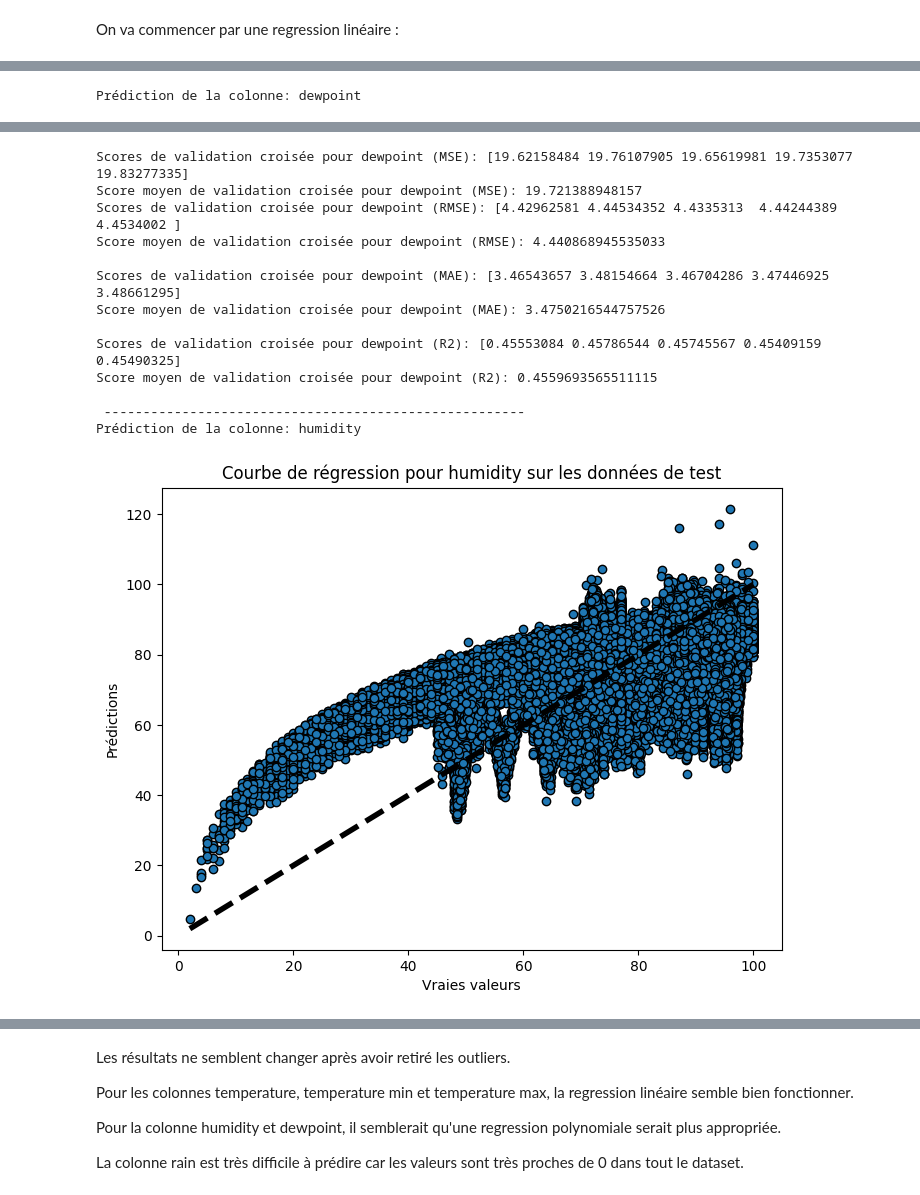
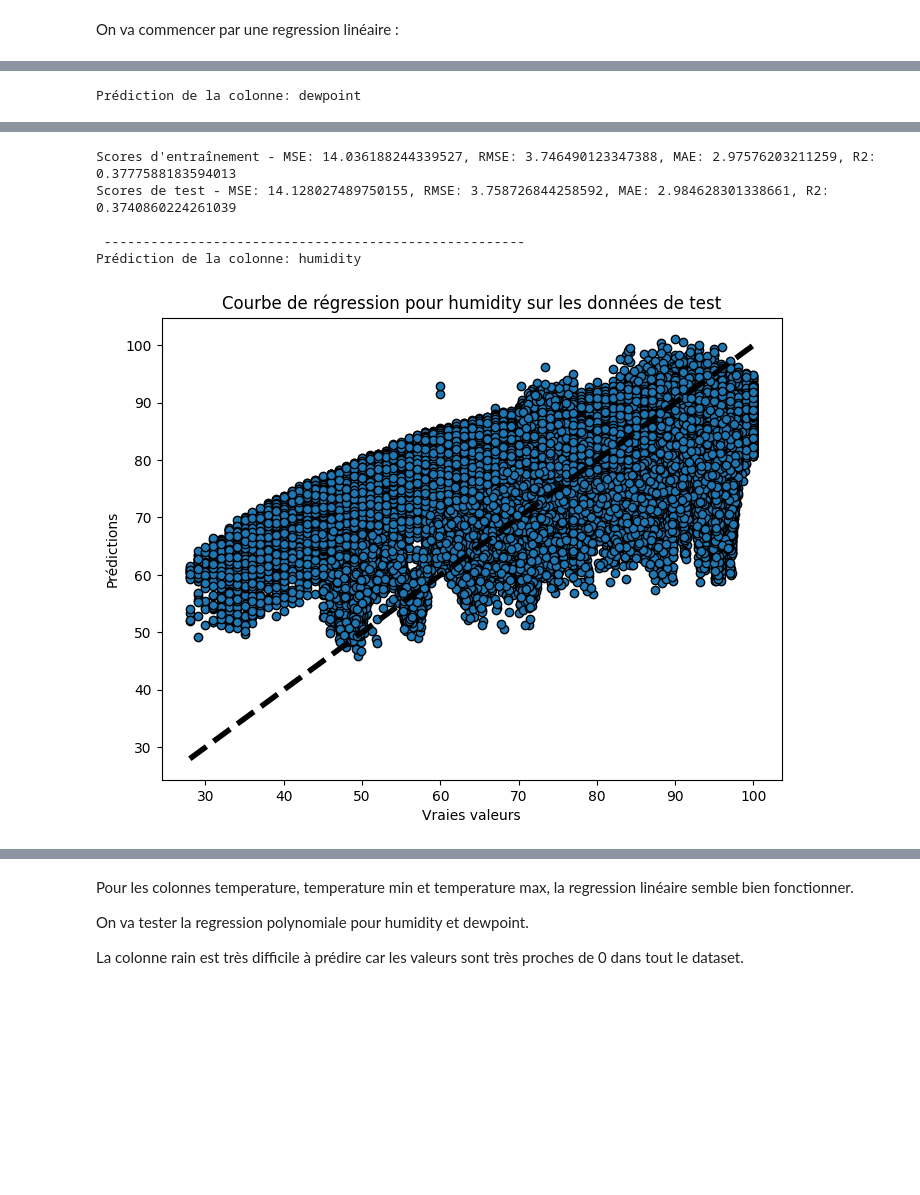
Before and after one commit to Marwankhairallah/TER, a Jupyter notebook: predictions_v2.ipynb, the cells around one changed output, grey strips where cells are left out. Cells and saved outputs as stored; diff of their text form; code cells hidden in the pictures; blank space fills up the shorter version.

```diff
--- a/predictions_v2.ipynb
+++ b/predictions_v2.ipynb
@@ -308,0 +239,16 @@ Après nettoyage le dataset a 520060 lignes (avant 560346 lignes)
+# %%
+from sklearn.ensemble import IsolationForest
+
+
+features = df.drop(columns=['date'])
+
+
+iso_forest = IsolationForest(n_estimators=100, contamination='auto', random_state=42)
+outliers = iso_forest.fit_predict(features)
+
+df['outlier'] = outliers
+
+df_cleaned = df[df['outlier'] == 1].drop(columns=['outlier'])
+
+print(f"Nombre d'outliers détectés : {len(df[df['outlier'] == -1])}")
+print(f"Taille du DataFrame nettoyé (df_cleaned) : {len(df_cleaned)}")
@@ -313,14 +274,4 @@ df_cleaned.shape
 # %%
-import numpy as np
-import matplotlib.pyplot as plt
-from sklearn.model_selection import train_test_split, cross_val_score
-from sklearn.linear_model import LinearRegression
-from sklearn.preprocessing import StandardScaler
-from sklearn.pipeline import Pipeline
-
-
-df_cleaned = df.copy()
-
 for target_column in df_cleaned.drop(columns=['date']).columns:
     print(f"Prédiction de la colonne: {target_column}")
 
@@ -334,10 +285,22 @@ for target_column in df_cleaned.drop(columns=['date']).columns:
         ('linear_regression', LinearRegression())
     ])
 
+
+    y_train_pred = cross_val_predict(pipe, X_train, y_train, cv=5)
+
+    train_mse = mean_squared_error(y_train, y_train_pred)
+    train_rmse = np.sqrt(train_mse)
+    train_mae = mean_absolute_error(y_train, y_train_pred)
+    train_r2 = r2_score(y_train, y_train_pred)
+
     pipe.fit(X_train, y_train)
+    y_pred = pipe.predict(X_test)
 
 
-    y_pred = pipe.predict(X_test)
+    test_mse = mean_squared_error(y_test, y_pred)
+    test_rmse = np.sqrt(test_mse)
+    test_mae = mean_absolute_error(y_test, y_pred)
+    test_r2 = r2_score(y_test, y_pred)
 
     plt.figure(figsize=(8, 6))
     plt.scatter(y_test, y_pred, edgecolors=(0, 0, 0))
@@ -347,25 +310,8 @@ for target_column in df_cleaned.drop(columns=['date']).columns:
     plt.title(f'Courbe de régression pour {target_column} sur les données de test')
     plt.show()
 
-
-    mse_scores = cross_val_score(pipe, X_train, y_train, cv=5, scoring='neg_mean_squared_error')
-    mse_scores = -mse_scores
-    rmse_scores = np.sqrt(mse_scores)
-    print(f'Scores de validation croisée pour {target_column} (MSE): {mse_scores}')
-    print(f'Score moyen de validation croisée pour {target_column} (MSE): {mse_scores.mean()}')
-    print(f'Scores de validation croisée pour {target_column} (RMSE): {rmse_scores}')
-    print(f'Score moyen de validation croisée pour {target_column} (RMSE): {rmse_scores.mean()}\n')
-
-
-    mae_scores = cross_val_score(pipe, X_train, y_train, cv=5, scoring='neg_mean_absolute_error')
-    mae_scores = -mae_scores
-    print(f'Scores de validation croisée pour {target_column} (MAE): {mae_scores}')
-    print(f'Score moyen de validation croisée pour {target_column} (MAE): {mae_scores.mean()}\n')
-
-
-    r2_scores = cross_val_score(pipe, X_train, y_train, cv=5, scoring='r2')
-    print(f'Scores de validation croisée pour {target_column} (R2): {r2_scores}')
-    print(f'Score moyen de validation croisée pour {target_column} (R2): {r2_scores.mean()}\n')
+    print(f"Scores d'entraînement - MSE: {train_mse}, RMSE: {train_rmse}, MAE: {train_mae}, R2: {train_r2}")
+    print(f"Scores de test - MSE: {test_mse}, RMSE: {test_rmse}, MAE: {test_mae}, R2: {test_r2}\n")
     print(' ------------------------------------------------------ ')
 # %% [output]
 Prédiction de la colonne: dewpoint
@@ -373,14 +319,6 @@ Prédiction de la colonne: dewpoint
-Scores de validation croisée pour dewpoint (MSE): [19.62158484 19.76107905 19.65619981 19.7353077  19.83277335]
-Score moyen de validation croisée pour dewpoint (MSE): 19.721388948157
-Scores de validation croisée pour dewpoint (RMSE): [4.42962581 4.44534352 4.4335313  4.44244389 4.4534002 ]
-Score moyen de validation croisée pour dewpoint (RMSE): 4.440868945535033
-
-Scores de validation croisée pour dewpoint (MAE): [3.46543657 3.48154664 3.46704286 3.47446925 3.48661295]
-Score moyen de validation croisée pour dewpoint (MAE): 3.4750216544757526
-
-Scores de validation croisée pour dewpoint (R2): [0.45553084 0.45786544 0.45745567 0.45409159 0.45490325]
-Score moyen de validation croisée pour dewpoint (R2): 0.4559693565511115
+Scores d'entraînement - MSE: 14.036188244339527, RMSE: 3.746490123347388, MAE: 2.97576203211259, R2: 0.3777588183594013
+Scores de test - MSE: 14.128027489750155, RMSE: 3.758726844258592, MAE: 2.984628301338661, R2: 0.3740860224261039
 
  ------------------------------------------------------
 Prédiction de la colonne: humidity
-[figure, old version]
+[figure, new version]
@@ -453,10 +351,10 @@ Score moyen de validation croisée pour rain (R2): 0.008313957847870878
 
  ------------------------------------------------------
 # %% [markdown]
-Les résultats ne semblent changer après avoir retiré les outliers.
+
 
 Pour les colonnes temperature, temperature min et temperature max, la regression linéaire semble bien fonctionner.
 
-Pour la colonne humidity et dewpoint, il semblerait qu'une regression polynomiale serait plus appropriée.
+On va tester la regression polynomiale pour humidity et dewpoint.
 
 La colonne rain est très difficile à prédire car les valeurs sont très proches de 0 dans tout le dataset.
```
Also changed, not shown: parts of 20 cells of this notebook.
